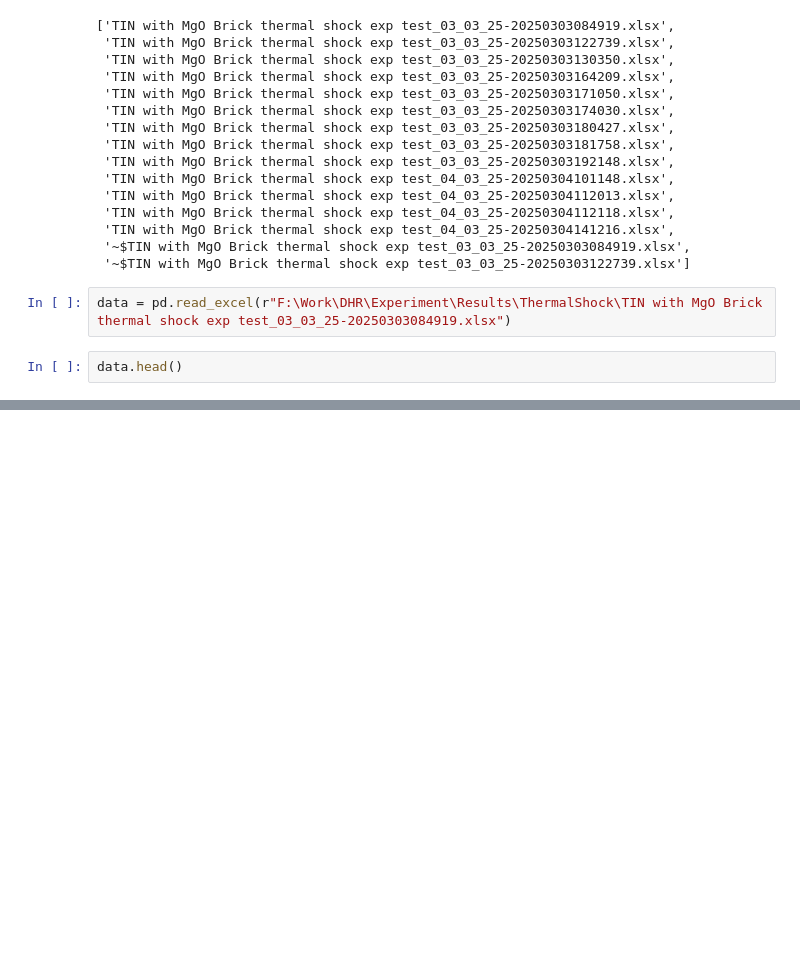
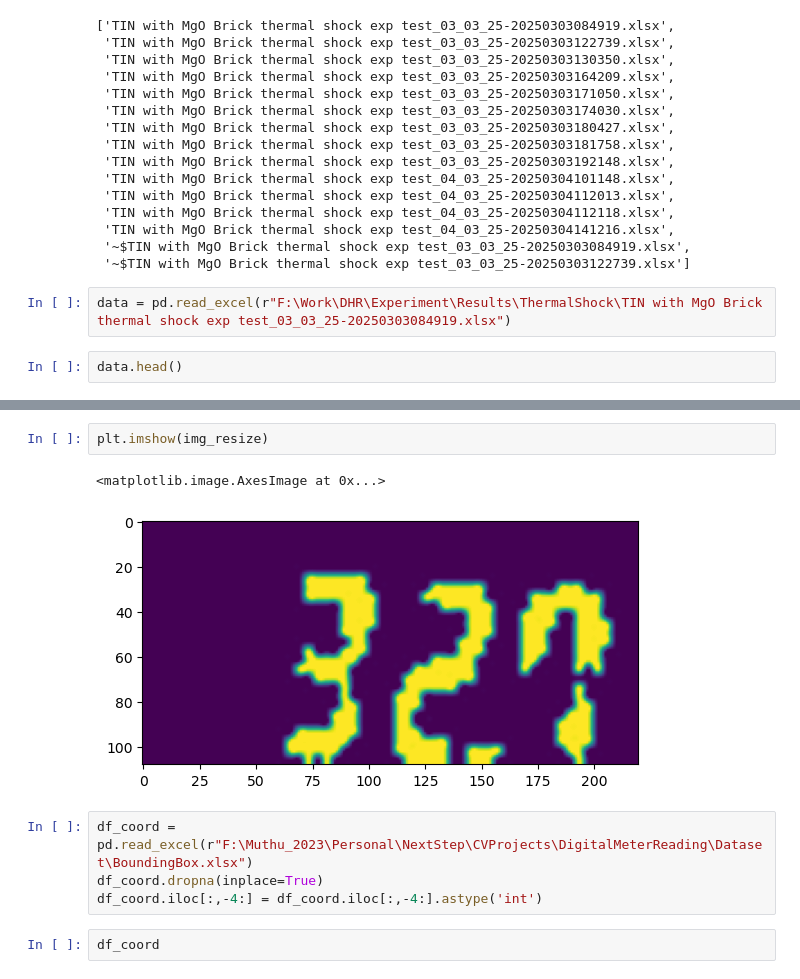
Before and after one commit to muthuganeshece/CVProjects, a Jupyter notebook: DigitalMeterReading/Notebook/FeasibilityStudy.ipynb, the cells around one changed output, grey strips where cells are left out. Saved outputs shown, nothing was run; the diff lists cells and outputs as text; blank space fills up the shorter version.

```diff
--- a/DigitalMeterReading/Notebook/FeasibilityStudy.ipynb
+++ b/DigitalMeterReading/Notebook/FeasibilityStudy.ipynb
@@ -249,0 +322,11 @@ data.head()
+# %%
+plt.imshow(img_resize)
+# %% [output]
+<matplotlib.image.AxesImage at 0x...>
+[figure, added]
+# %%
+df_coord = pd.read_excel(r"F:\Muthu_2023\Personal\NextStep\CVProjects\DigitalMeterReading\Dataset\BoundingBox.xlsx")
+df_coord.dropna(inplace=True)
+df_coord.iloc[:,-4:] = df_coord.iloc[:,-4:].astype('int')
+# %%
+df_coord
```
Also changed, not shown: parts of 15 cells of this notebook.
